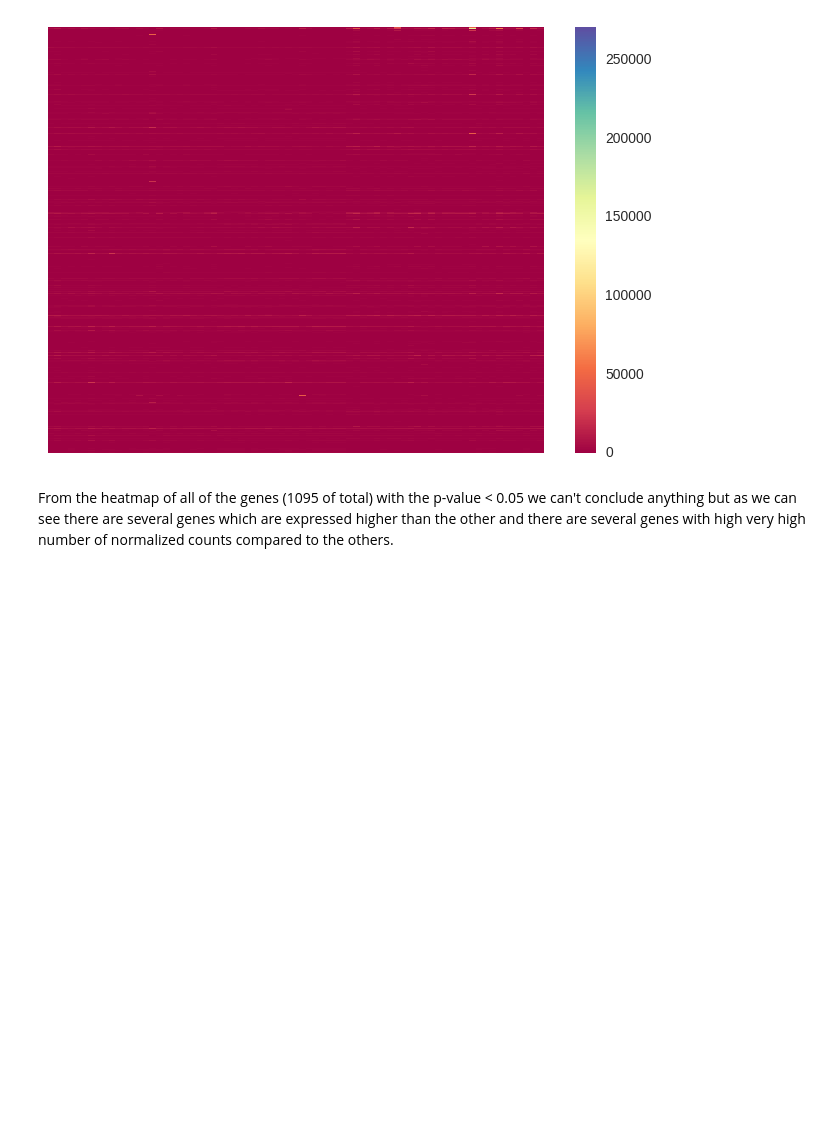
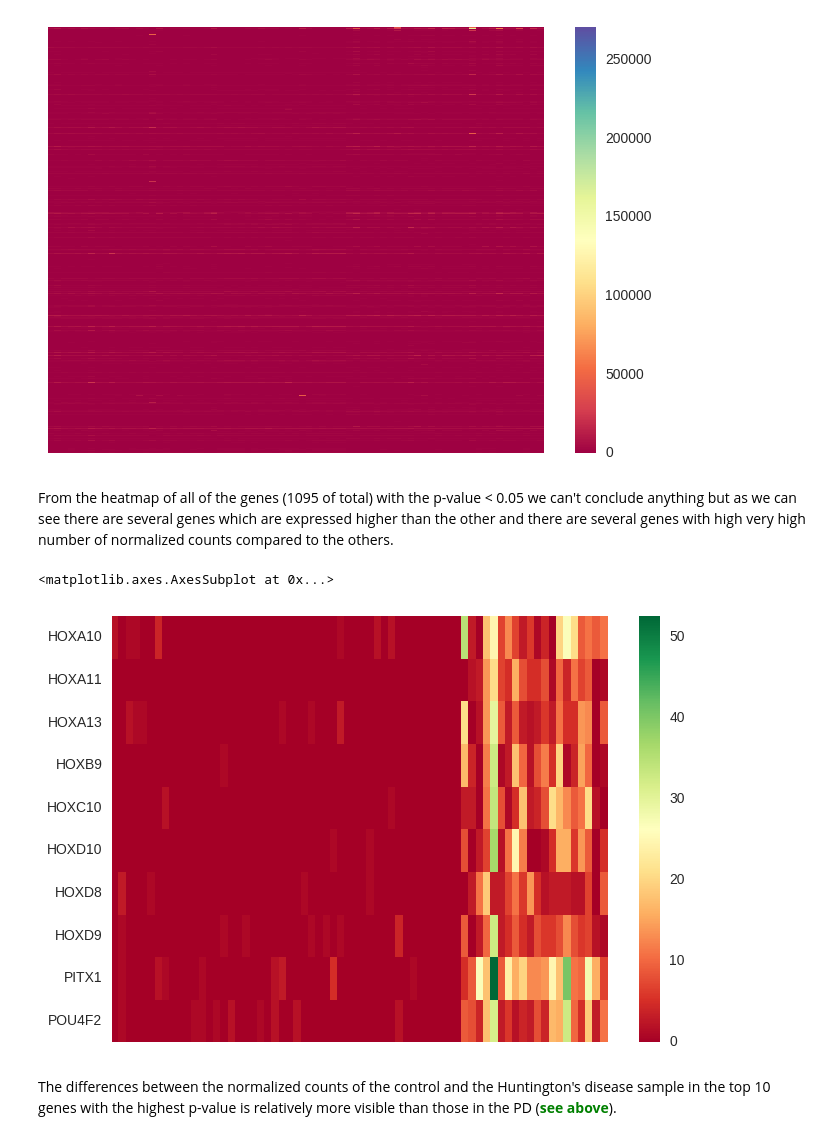
Before and after one commit to J-Wengler/winter-internship-2017, a Jupyter notebook: src/Heatmap of Normalized Counts.ipynb, the cells around one changed output. Cells and saved outputs as stored; diff of their text form; code cells hidden in the pictures; blank space fills up the shorter version.

```diff
--- a/src/Heatmap of Normalized Counts.ipynb
+++ b/src/Heatmap of Normalized Counts.ipynb
@@ -113,3 +113,32 @@ sns.heatmap(lPVGenesNormCounts.ix[:,2:], yticklabels=False, xticklabels=False, c
 [figure]
 # %% [markdown]
 From the heatmap of all of the genes (1095 of total) with the p-value < 0.05 we can't conclude anything but as we can see there are several genes which are expressed higher than the other and there are several genes with high very high number of normalized counts compared to the others.
+# %%
+# Import the Huntington's Disease normalized counts data
+huntDat = pd.read_table('huntNorm.txt')
+# %%
+# Import the data of top 10 genes with the lowest p-val in Huntington's Disease data set and retrieve the EnsemblIDs
+# instead ofthe symbols
+lPVHuntGenEns = pd.read_table('top10lowPVHunt.txt')
+lPVHuntGenes = list(lPVHuntGenEns['EnsemblID'])
+# %%
+# Declare the variable of list of the top 10 genes with the highest log2 fold change values from the RNA-Seq
+lPVHuntGenesNormCounts = huntDat[huntDat['EnsemblID'].str.contains(lPVHuntGenes[0])]
+
+# Build the table of the top 10 genes with the highest log2 fold change values from the RNA-Seq
+for gene in lPVHuntGenes[1:]:
+    lPVHuntGenesNormCount = huntDat[huntDat['EnsemblID'].str.contains(gene)]
+    lPVHuntGenesNormCounts = lPVHuntGenesNormCounts.append(lPVHuntGenesNormCount)
+
+# Replace all of the EnsemblIDs in the main table with the HGNC symbols
+lPVHuntGenesNormCounts['EnsemblID'] = list(lPVHuntGenEns['symbol'])
+lPVHuntGenesNormCounts = lPVHuntGenesNormCounts.rename(columns={'EnsemblID':'symbol'})
+# %%
+# Generate the heatmap for the normalized counts
+sns.heatmap(lPVHuntGenesNormCounts.ix[:, 2:], yticklabels=list(lPVHuntGenesNormCounts['symbol']), xticklabels=False,
+            cmap='RdYlGn')
+# %% [output]
+<matplotlib.axes.AxesSubplot at 0x...>
+[figure, added]
+# %% [markdown]
+The differences between the normalized counts of the control and the Huntington's disease sample in the top 10 genes with the highest p-value is relatively more visible than those in the PD (<span style='color:green'><strong>see above</strong></span>).
```
Also changed, not shown: parts of 2 cells of this notebook.
